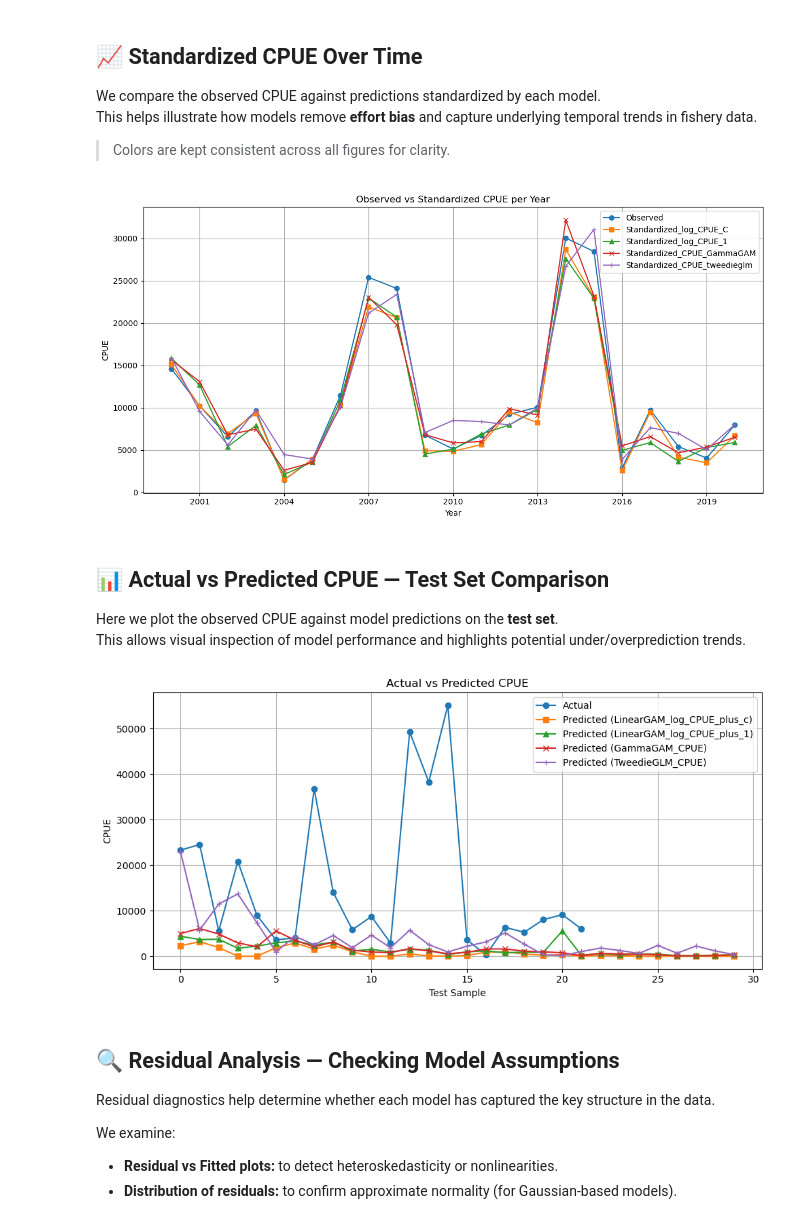
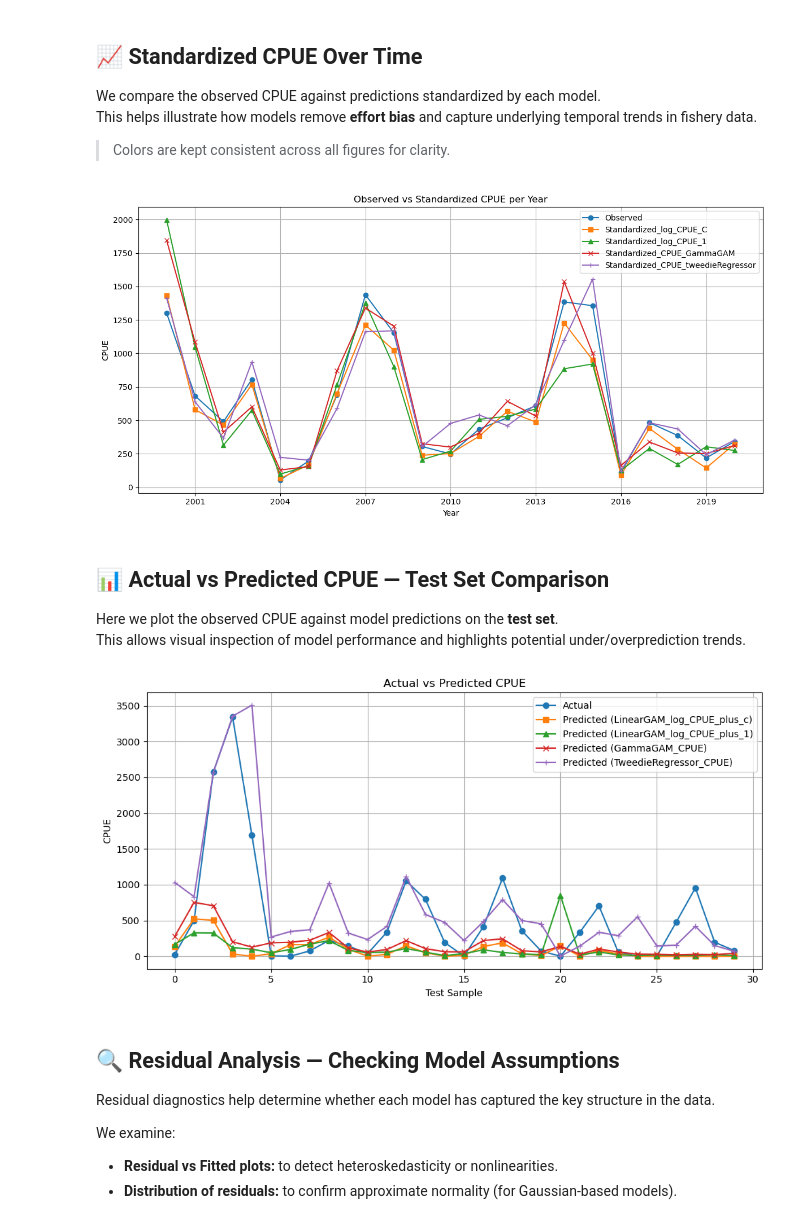
Before and after one commit to Euchie23/SquidStock, a Jupyter notebook: notebooks/CPUE_Standardization_&_Prediction/CPUE_Standardization_&_Prediction.ipynb, the cells around one changed output. Saved outputs shown, nothing was run; the diff lists cells and outputs as text; code cells hidden in the pictures.

```diff
--- a/notebooks/CPUE_Standardization_&_Prediction/CPUE_Standardization_&_Prediction.ipynb
+++ b/notebooks/CPUE_Standardization_&_Prediction/CPUE_Standardization_&_Prediction.ipynb
@@ -551,7 +629,7 @@ Zero-or-below CPUE values: 0 of 114
 
 # Log-transform CPUE for Linear GAM (with c = 10% of mean yearly CPUE)
 yearly_mean_cpue = (
-    data.groupby("Year")["Monthly_CPUE"].mean()
+    data.groupby("Year")["CPUE_vday_tons"].mean()
 )
 yearly_mean_cpue.name = "Yearly_Mean_CPUE"
 
@@ -563,11 +641,11 @@ data_df["c"] =  0.1 * data_df["Yearly_Mean_CPUE"]
 
 
 #log Transforming the monthly CPUE + c then adding it to a new column in the full df
-data_df["Log_CPUE_plus_c"] = np.log(data_df["Monthly_CPUE"] + data_df["c"])
+data_df["Log_CPUE_plus_c"] = np.log(data_df["CPUE_vday_tons"] + data_df["c"])
 
 
 #log Transforming the monthly CPUE + 1 then adding it to a new column in the full df
-data_df["Log_CPUE_plus_1"] = np.log(data_df["Monthly_CPUE"] + 1)
+data_df["Log_CPUE_plus_1"] = np.log(data_df["CPUE_vday_tons"] + 1)
 
 
 # Features and Target
@@ -581,11 +659,11 @@ data_df["Year"] = data_df["Year"].astype(int)
 full_df = data_df
 
 #Double checking if there are values that are zero or below in the full dataframe to know which methid aside from linear GAM takes priority for predictions
-num_values_zero_and_below = (full_df["Monthly_CPUE"] <= 0).sum()
-total_values = len(full_df["Monthly_CPUE"])
+num_values_zero_and_below = (full_df["CPUE_vday_tons"] <= 0).sum()
+total_values = len(full_df["CPUE_vday_tons"])
 
 if num_values_zero_and_below == 0:
-    print(f"Since there are:{num_values_zero_and_below} values out of {total_values} then it would be best to proceed with GammaGam and maybe consider TweedieGAM for outliers")
+    print(f"Since there are:{num_values_zero_and_below} values out of {total_values} then it would be best to proceed with GammaGam and maybe consider TweedieRegressor for outliers")
 else:
-    print(f"Since there are:{num_values_zero_and_below} values out of {total_values} then it would be best to proceed with TweedieGam")
+    print(f"Since there are:{num_values_zero_and_below} values out of {total_values} then it would be best to proceed with TweedieRegressor")
 # %% [output]
@@ -797,7 +1046,7 @@ features = ["Month", "Year", "Weighted_Latitude", "Weighted_Longitude", "WaterTe
 X_all = full_df[features]
 
 # Target for GammaGAM (no log-transform needed)
-y_all = full_df["Monthly_CPUE"]
+y_all = full_df["CPUE_vday_tons"]
 
 # Fit GammaGAM
 # Because CPUE can vary sharply between months (e.g., seasonal fishing behavior, spawning), we will use a factor for flexibility.
@@ -844,13 +1103,13 @@ This model allows continuous prediction of CPUE while accommodating heavy tails
 # %%
 
 # ============================
-# Standardization Using tweedieglm
+# Standardization Using tweedie Regressor
 # ============================
 
 
 # Create the formula with splines
 formula = """
-Monthly_CPUE ~ C(Month) + bs(Year, df=6) + bs(Weighted_Latitude, df=6) +
+CPUE_vday_tons ~ C(Month) + bs(Year, df=6) + bs(Weighted_Latitude, df=6) +
  bs(Weighted_Longitude, df=6) + bs(WaterTemp, df=6) +
 bs(Chlor_a_mg_m3, df=6) + bs(SSH, df=6) + bs(Depth, df=6)
 """
@@ -860,7 +1119,7 @@ tweedie_glm = smf.glm(formula=formula, data=full_df,
 family=sm.families.Tweedie(var_power=1.5, link=sm.families.links.log())).fit()
 
 # Predict
-full_df["Standardized_CPUE_tweedieglm"] = tweedie_glm.predict(full_df)
+full_df["Standardized_CPUE_tweedieRegressor"] = tweedie_glm.predict(full_df)
 # %%
 
 # ============================
@@ -1155,7 +1230,6 @@ This helps illustrate how models remove **effort bias** and capture underlying t
 # ============================
 # Visualization for Standardization
 # ============================
-
 
 
 # Define consistent colors for each series
@@ -1164,11 +1238,12 @@ colors = {
     "Standardized_log_cpueC": "#ff7f0e",      # orange
     "Standardized_log_cpue1": "#2ca02c",      # green
     "Standardized_CPUE_GammaGAM": "#d62728",  # red
-    "Standardized_CPUE_tweedieglm": "#9467bd" # purple
+    "Standardized_CPUE_tweedieRegressor": "#9467bd" # purple
 }
 
 # Yearly Standardized vs Observed
-yearly = full_df.groupby("Year")["Monthly_CPUE"].mean().reset_index(name="Observed")
+yearly = full_df.groupby("Year")["CPUE_vday_tons"].mean().reset_index(name="Observed")
+#print(full_df)
 
 yearly_log_cpueC = full_df.copy()
 #yearly_log_cpueC["Standardized_log_cpueC"] = standardized_log_cpueC
@@ -1184,7 +1259,7 @@ yearly_cpue_gamma_c = yearly_cpue_gamma_c.groupby("Year")["Standardized_CPUE_Gam
 
 yearly_cpue_gamma_1 = full_df.copy()
 #yearly_cpue_gamma_1["GammaGAM_Standardized"] = standardized_cpue_gamma_1
-yearly_cpue_gamma_1 = yearly_cpue_gamma_1.groupby("Year")["Standardized_CPUE_tweedieglm"].mean().reset_index()
+yearly_cpue_gamma_1 = yearly_cpue_gamma_1.groupby("Year")["Standardized_CPUE_tweedieRegressor"].mean().reset_index()
 
 merged = yearly.merge(yearly_log_cpueC, on="Year").merge(yearly_log_cpue1, on="Year").merge(yearly_cpue_gamma_c, on="Year").merge(yearly_cpue_gamma_1, on="Year")
 
@@ -1206,37 +1281,37 @@ for name in colors:
         )
     )
 
 # Layout
 fig_os.update_layout(
-    title="Observed vs Standardized CPUE per Year",
+    title="Observed vs Standardized Vessel-based CPUE per Year",
     xaxis=dict(title="Year", tickformat=".0f"),
-    yaxis_title="CPUE",
+    yaxis_title="Vessel-based CPUE",
     legend_title="Series",
     hovermode="x unified",
     width=1000,
     height=900
 )
 
 fig_os.show()
 
 
 # Static observed vs standardized plot
 plt.figure(figsize=(12, 6))
 plt.plot(merged["Year"], merged["Observed"], label="Observed", marker="o", color=colors["Observed"])
 plt.plot(merged["Year"], merged["Standardized_log_cpueC"], label="Standardized_log_CPUE_C", marker="s", color=colors["Standardized_log_cpueC"])
 plt.plot(merged["Year"], merged["Standardized_log_cpue1"], label="Standardized_log_CPUE_1", marker="^", color=colors["Standardized_log_cpue1"])
 plt.plot(merged["Year"], merged["Standardized_CPUE_GammaGAM"], label="Standardized_CPUE_GammaGAM", marker="x", color=colors["Standardized_CPUE_GammaGAM"])
-plt.plot(merged["Year"], merged["Standardized_CPUE_tweedieglm"], label="Standardized_CPUE_tweedieglm", marker="+", color=colors["Standardized_CPUE_tweedieglm"])
+plt.plot(merged["Year"], merged["Standardized_CPUE_tweedieRegressor"], label="Standardized_CPUE_tweedieRegressor", marker="+", color=colors["Standardized_CPUE_tweedieRegressor"])
 plt.title("Observed vs Standardized CPUE per Year")
 plt.ylabel("CPUE")
 plt.xlabel("Year")
 plt.legend()
 plt.grid(True)
 plt.gca().xaxis.set_major_locator(MaxNLocator(integer=True))
 plt.tight_layout()
 plt.show()
 # %% [output]
-[figure, old version]
+[figure, new version]
 # %% [markdown]
 ## 📊 Actual vs Predicted CPUE — Test Set Comparison
 
@@ -1255,20 +1330,23 @@ colors = {
     "Predicted (LinearGAM_log_CPUE_plus_c)": "#ff7f0e",       # orange
     "Predicted (LinearGAM_log_CPUE_plus_1)": "#2ca02c",       # green
     "Predicted (GammaGAM_CPUE)": "#d62728",                   # red
-    "Predicted (TweedieGLM_CPUE)": "#9467bd"                  # purple
+    "Predicted (TweedieRegressor_CPUE)": "#9467bd"            # purple
 }
 
+# Panda dataseries for orginal values
+y_test_actual = test_df["CPUE_vday_tons"]
 
 # x-axis index for all predictions
-x = list(range(len(y_test)))
+x = list(range(len(y_test_actual)))
 x_linear = list(range(len(y_test_linear)))  # linear_gam
 x_gamma = list(range(len(y_test_gamma))) # gamma
 x_tweedie = list(range(len(y_test_tweedie)))  # tweedie
 
+
 # Create interactive figure
 fig_ap = go.Figure()
 
-fig_ap.add_trace(go.Scatter(x=x, y=y_test.values, mode='lines+markers', name='Actual',
+fig_ap.add_trace(go.Scatter(x=x, y=y_test_actual.values, mode='lines+markers', name='Actual',
                          marker=dict(symbol='circle'), line=dict(color=colors["Actual"])))
 fig_ap.add_trace(go.Scatter(x=x_linear, y=linear_gam_c_preds_all, mode='lines+markers',
                          name='Predicted (LinearGAM_log_CPUE_plus_c)',
@@ -1279,9 +1357,9 @@ fig_ap.add_trace(go.Scatter(x=x_linear, y=linear_gam_1_preds_all, mode='lines+ma
 fig_ap.add_trace(go.Scatter(x=x_gamma, y=gamma_gam_preds, mode='lines+markers',
                          name='Predicted (GammaGAM_CPUE)',
                          marker=dict(symbol='x'), line=dict(color=colors["Predicted (GammaGAM_CPUE)"])))
-fig_ap.add_trace(go.Scatter(x=x_tweedie, y=tweedie_glm_pred, mode='lines+markers',
-                         name='Predicted (TweedieGLM_CPUE)',
-                         marker=dict(symbol='cross'), line=dict(color=colors["Predicted (TweedieGLM_CPUE)"])))
+fig_ap.add_trace(go.Scatter(x=x_tweedie, y=tweedie_pred, mode='lines+markers',
+                         name='Predicted (TweedieRegressor_CPUE)',
+                         marker=dict(symbol='cross'), line=dict(color=colors["Predicted (TweedieRegressor_CPUE)"])))
 
 fig_ap.update_layout(
     title='Actual vs Predicted CPUE (Interactive)',
@@ -1296,16 +1374,16 @@ fig_ap.show()
 
 
 # C. Actual vs Predicted Plot static plot
-x = range(len(y_test))  # common for all
+x = range(len(y_test_actual))  # common for all
 x_linear = range(len(y_test_linear))  # linear_gam
 x_gamma = range(len(y_test_gamma))  # gamma
 x_tweedie = range(len(y_test_tweedie))  # tweedie
 plt.figure(figsize=(10, 5))
-plt.plot(x, y_test.values, label="Actual", marker="o", color=colors["Actual"])
+plt.plot(x, y_test_actual.values, label="Actual", marker="o", color=colors["Actual"])
 plt.plot(x_linear, linear_gam_c_preds_all, label="Predicted (LinearGAM_log_CPUE_plus_c)", marker="s", color=colors["Predicted (LinearGAM_log_CPUE_plus_c)"])
 plt.plot(x_linear, linear_gam_1_preds_all, label="Predicted (LinearGAM_log_CPUE_plus_1)", marker="^", color=colors["Predicted (LinearGAM_log_CPUE_plus_1)"])
 plt.plot(x_gamma, gamma_gam_preds, label="Predicted (GammaGAM_CPUE)", marker="x", color=colors["Predicted (GammaGAM_CPUE)"])
-plt.plot(x_tweedie, tweedie_glm_pred, label="Predicted (TweedieGLM_CPUE)", marker="+", color=colors["Predicted (TweedieGLM_CPUE)"])
+plt.plot(x_tweedie, tweedie_pred, label="Predicted (TweedieRegressor_CPUE)", marker="+", color=colors["Predicted (TweedieRegressor_CPUE)"])
 plt.title("Actual vs Predicted CPUE")
 plt.ylabel("CPUE")
 plt.xlabel("Test Sample")
@@ -1315,11 +1393,11 @@ plt.tight_layout()
 plt.show()
 
 prediction_data = {
-    "Actual": (x, y_test.values),
+    "Actual": (x, y_test_actual.values),
     "Predicted (LinearGAM_log_CPUE_plus_c)": (x_linear, linear_gam_c_preds_all),
     "Predicted (LinearGAM_log_CPUE_plus_1)": (x_linear, linear_gam_1_preds_all),
     "Predicted (GammaGAM_CPUE)": (x_gamma, gamma_gam_preds),
-    "Predicted (TweedieGLM_CPUE)": (x_tweedie, tweedie_glm_pred),
+    "Predicted (TweedieRegressor_CPUE)": (x_tweedie, tweedie_pred),
 }
 
 color_dict = {
@@ -1327,7 +1405,7 @@ color_dict = {
     "Predicted (LinearGAM_log_CPUE_plus_c)": "#ff7f0e",
     "Predicted (LinearGAM_log_CPUE_plus_1)": "#2ca02c",
     "Predicted (GammaGAM_CPUE)": "#d62728",
-    "Predicted (TweedieGLM_CPUE)": "#9467bd",
+    "Predicted (TweedieRegressor_CPUE)": "#9467bd",
 }
 
 np.savez("../results/summaries/prediction_data.npz",
@@ -1354,7 +1432,7 @@ np.savez("../results/summaries/prediction_data_clean.npz",
          pred_dict=cleaned_pred_dict,
          color_dict=color_dict)
 # %% [output]
-[figure, old version]
+[figure, new version]
 # %% [markdown]
 ## 🔍 Residual Analysis — Checking Model Assumptions
 
```
Also changed, not shown: parts of 33 cells of this notebook.
